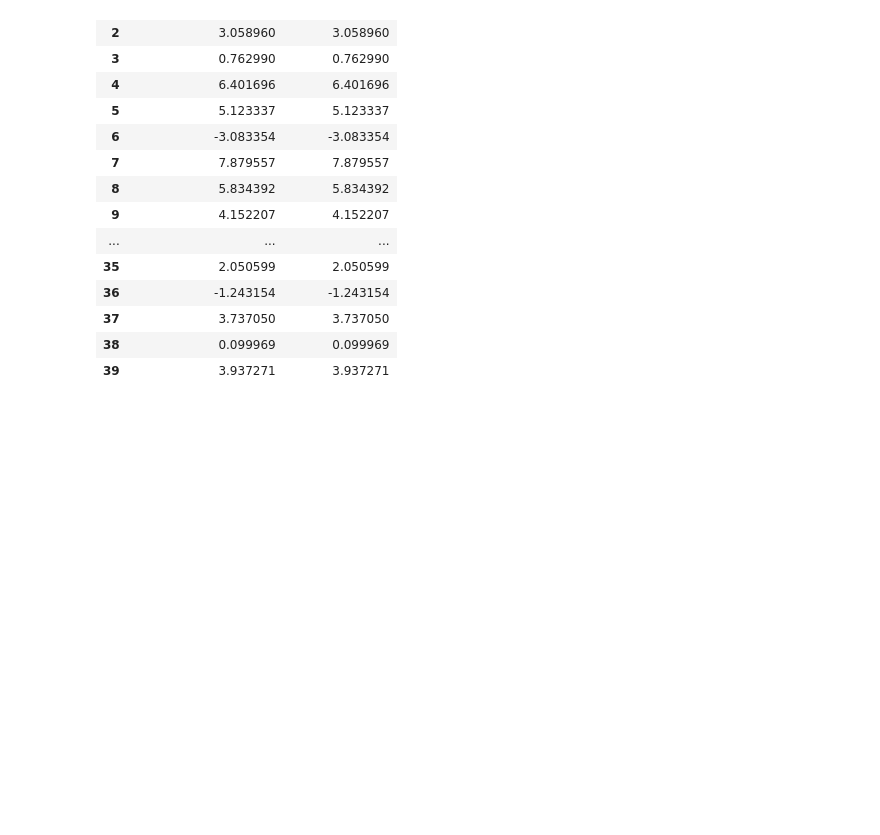
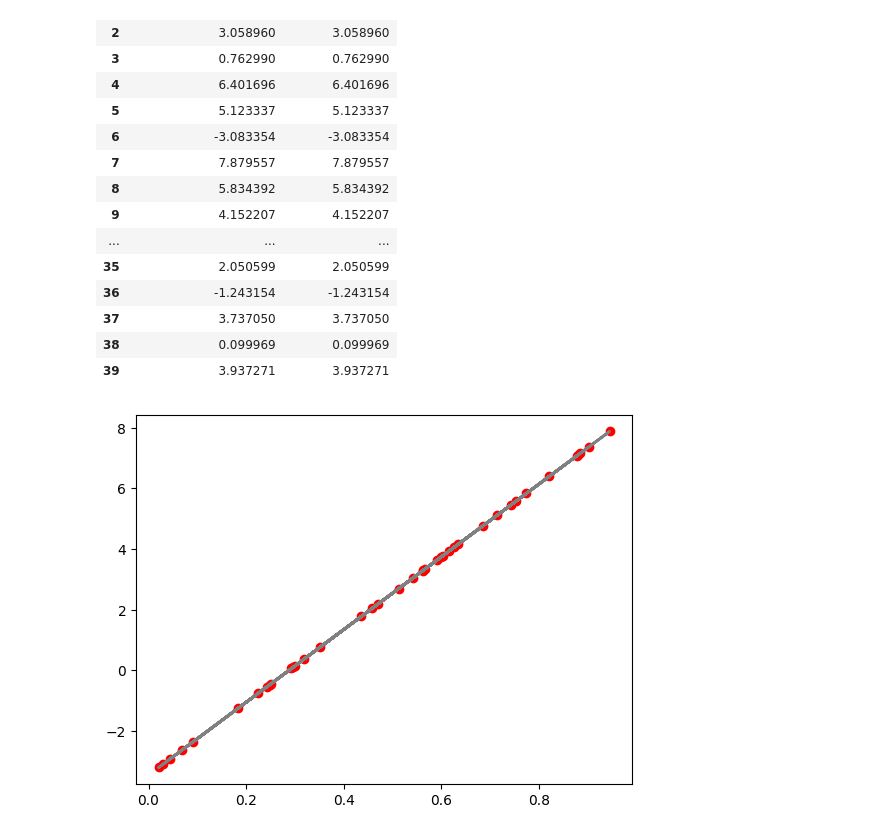
Before and after one commit to revanthpavan/special-topics-linear-regression, a Jupyter notebook: Linear_Regression_Part_1.ipynb, the cells around one changed output. Saved outputs shown, nothing was run; the diff lists cells and outputs as text; code cells hidden in the pictures; blank space fills up the shorter version.

```diff
--- a/Linear_Regression_Part_1.ipynb
+++ b/Linear_Regression_Part_1.ipynb
@@ -128,9 +128,12 @@ matplotlib.ylabel('y (train)', fontsize=20)
 Text(0, 0.5, 'y (train)')
 [figure]
 # %%
-y_predection = regression.predict(x_test)
-compare_table = pandas.DataFrame({'Actual data ( y-test))': y_test.flatten(), 'Predicted data': y_predection.flatten()})
+#predicting the y_test values for the  x_test after regression training
+y_prediction = regression.predict(x_test)
+compare_table = pandas.DataFrame({'Actual data ( y-test))': y_test.flatten(), 'Predicted data': y_prediction.flatten()})
 compare_table
+
+#It is seen that tthe predectaed data is same as y_test data which represent the prediction is appropriate.
 # %% [output]
 |  | Actual data ( y-test)) | Predicted data |
 | 0 | -0.435082 | -0.435082 |
@@ -149,3 +152,11 @@ compare_table
 | 37 | 3.737050 | 3.737050 |
 | 38 | 0.099969 | 0.099969 |
 | 39 | 3.937271 | 3.937271 |
+# %%
+matplotlib.scatter(x_test, y_test,  color='red')
+matplotlib.plot(x_test, y_prediction, color='grey', linewidth=2)
+matplotlib.show()
+
+#We can see the prediction plot in conjunction with our test scatter graph.
+# %% [output]
+[figure, added]
```
